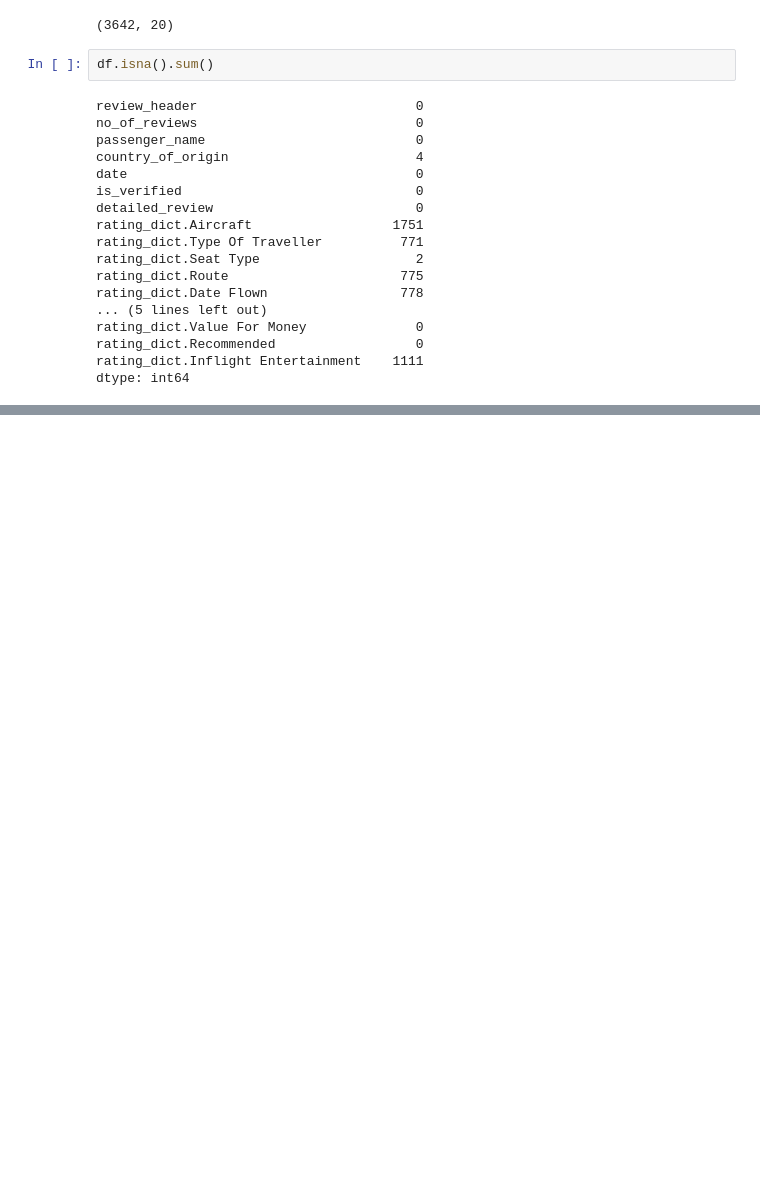
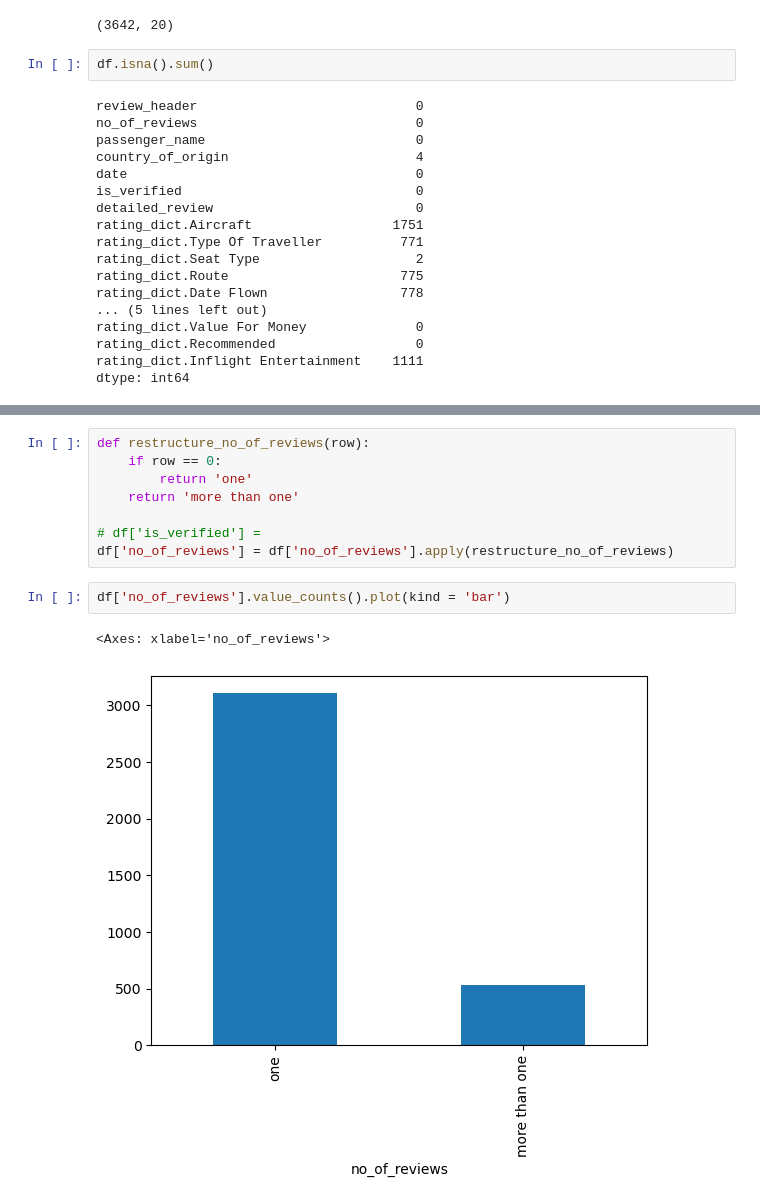
Before and after one commit to Data4i/ML_project_on_British_Airways, a Jupyter notebook: airways.ipynb, the cells around one changed output, grey strips where cells are left out. Drawn from its saved outputs; the diff is of its cells as text; blank space fills up the shorter version.

```diff
--- a/airways.ipynb
+++ b/airways.ipynb
@@ -71,0 +102,13 @@ memory usage: 597.5+ KB
+# %%
+def restructure_no_of_reviews(row):
+    if row == 0:
+        return 'one'
+    return 'more than one'
+
+# df['is_verified'] =
+df['no_of_reviews'] = df['no_of_reviews'].apply(restructure_no_of_reviews)
+# %%
+df['no_of_reviews'].value_counts().plot(kind = 'bar')
+# %% [output]
+<Axes: xlabel='no_of_reviews'>
+[figure, added]
```
Also changed, not shown: parts of 13 cells of this notebook.
